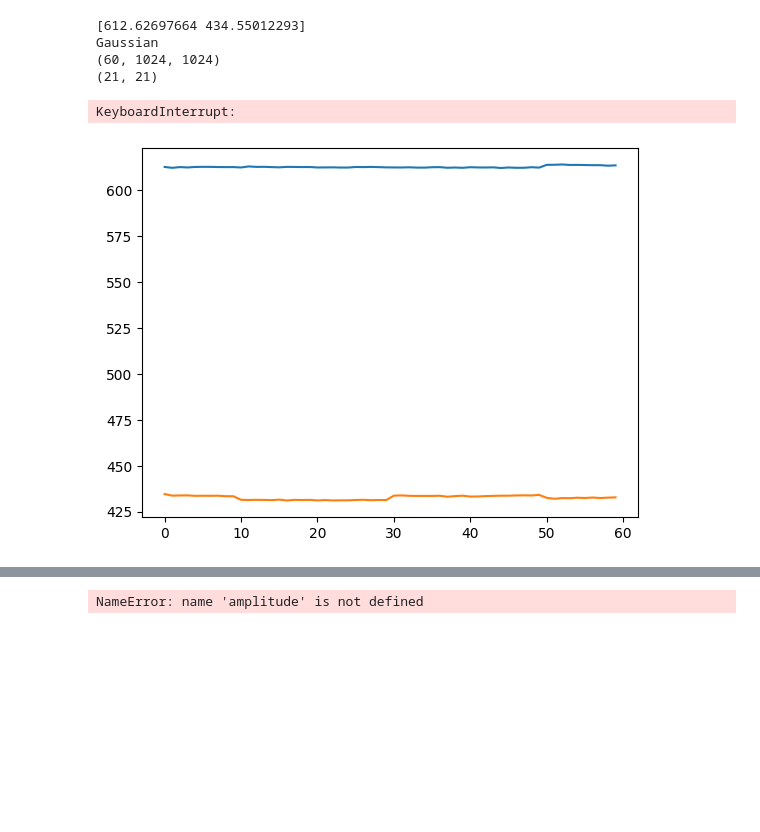
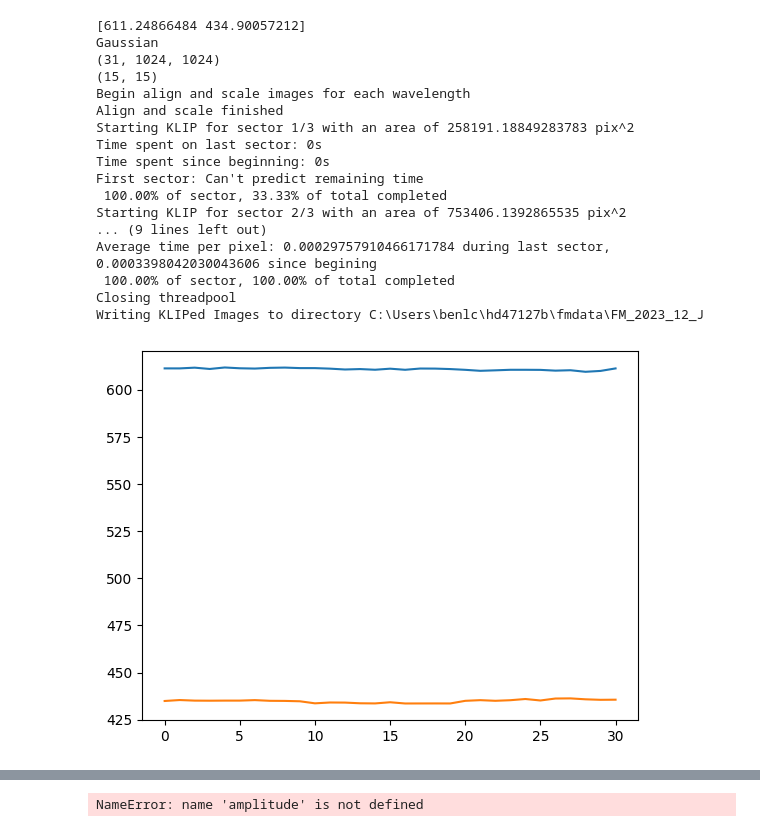
Before and after one commit to benlchang/HD47127-b-ADI, a Jupyter notebook: HD47127_ADI.ipynb, the cells around one changed output, grey strips where cells are left out. Saved outputs shown, nothing was run; the diff lists cells and outputs as text; code cells hidden in the pictures; blank space fills up the shorter version.

```diff
--- a/HD47127_ADI.ipynb
+++ b/HD47127_ADI.ipynb
@@ -89,18 +129,13 @@ def ADI_getImages(flist, xdim, ydim):
     parangs = np.zeros((len(flist)))
 
     boxrad = 4
-    cx, cy = 613, 434
+    cx, cy = 610,436
     b, t, l, r = cy - boxrad, cy + boxrad, cx - boxrad, cx + boxrad
     threshold = 5.5
     for i in np.arange(len(flist)):
         rawcube[i,:,:] = fits.getdata(flist[i])
         head = fits.getheader(flist[i],ext=0)
         #find centers
-
-        # if i == 10:
-        #     boxrad = 3
-        #     cx, cy = 602, 449
-        #     b, t, l, r = cy - boxrad - 3, cy + boxrad + 3, cx - boxrad, cx + boxrad
 
         ctrs[i] = (l, b) + centroid_2dg(rawcube[i,b:t,l:r])
 
@@ -272,13 +307,13 @@ def forwardmodel(flist, psflist=None, gaussian=None, fwhm=3):
 
     numbasis = np.array([1, 20, 50, 100])
     guesssep = 191.5
-    # guesspa = 7.8
-    guesspa = 7.3        #for 2023_02_H
+    guesspa = 7.8
+    # guesspa = 7.3        #for 2023_02_H
     guessflux = 1.0
 
     if len(gaussian) > 0:
         print('Gaussian')
-        fm_psf_stamp = gaussian[50:71, 50:71]
+        fm_psf_stamp = gaussian
         fits.writeto('gaussian_model.fits', fm_psf_stamp, overwrite=True)
     elif len(psflist) > 0:
         print('PSF')
@@ -295,7 +330,7 @@ def forwardmodel(flist, psflist=None, gaussian=None, fwhm=3):
     fm_class = fmpsf.FMPlanetPSF(fm_psf_stamp.shape, numbasis, guesssep, guesspa, guessflux, fm_psf_stamp,
                              input_wvs = np.unique(dataset.wvs), flux_conversion = [1]*datacube.shape[0])
 
-    outputdir = "../fmdata/FM_2023_02_H"
+    outputdir = f"../fmdata/FM_2023_{band}"
 
     """   ___CHANGE THIS___   """
 
@@ -310,55 +345,64 @@ def forwardmodel(flist, psflist=None, gaussian=None, fwhm=3):
 
 #   ___CHANGE THIS___   """
 
-#datadir = '../rawdata/2023_12_H/'
-#datadir = '../rawdata/2023_12_J/'
-datadir = '../rawdata/2023_02_H/'
-#datadir = '../rawdata/2023_12_CH4long/'
-#datadir = '../rawdata/2023_12_CH4short/'
-#datadir = '../rawdata/2023_12_Kshort/'
-#datadir = '../rawdata/DEWARPED_2021_04_CH4short/'
+band = '12_J'
+datadir = f'../rawdata/2023_{band}/'
 flist = sorted(glob.glob(datadir + '*.fits'), reverse=True)
 #psflist = sorted(glob.glob(psfdir + '*.fits'))
 
-# forwardmodel(flist, gaussian=makeGaussian(size=120,amplitude=30,fwhm=7), fwhm=7)
-# fwhm = [3, 3.5, 4, 4.5, 5, 5.5, 6, 6.5, 7]
-# #J: fwhm=5.5
-# #H: fwhm=5.5, a =
+fwhms = {
+    '02_H': 5.417,
+    '12_Kshort': 4.941,
+    '12_CH4short': 3.866,
+    '12_J': 6.004
+}
 
-gaussian = makeGaussian(size=120, amplitude=30, fwhm=2.3)
+gaussian = makeGaussian(size=15, amplitude=30, fwhm=fwhms[band])
 gaussian_base_signal = np.matrix.sum(np.matrix(gaussian))
-forwardmodel(flist, gaussian=gaussian, fwhm=2.3)
+forwardmodel(flist, gaussian=gaussian, fwhm=fwhms[band])
 
 # for val in fwhm:
 #     gaussian = makeGaussian(size=120, amplitude=30, fwhm=val)
 #     #fits.writeto('gaussian_psf.fits', gaussian, overwrite=True)
 #     gaussian_base_signal = np.matrix.sum(np.matrix(gaussian))
 #     forwardmodel(flist, gaussian=gaussian, fwhm=val)
 
 
 #ADI_getImages(flist, 1024, 1024)
     #2023_12_H a=30 fwhm=5
     #2023_12_J a=60 fwhm=4
     #2023_12_CH4short a=60 fwhm=4
     #2023_12_Kshort a=25 fwhm=5
     #2023_02_H a=125 fwhm=4
 
 #flist_adi, cen = ADI_NIRC2(flist)
 #diskForwardmodel(flist, psflist)
 #forwardmodel(flist, psflist)
 #ADI_getImages(flist, 1024, 1024)
 #ADI_NIRC2(flist)
 #cADI_NIRC2(flist)
 # forwardmodel(flist, gaussian=gaussian)
 #flist_adi, cen = ADI_NIRC2(flist)
 #input_planet_fluxes, seps, wcs = injectFakePlanets(flist, 179300000)
 # %% [output]
-[612.62697664 434.55012293]
+[611.24866484 434.90057212]
 Gaussian
-(60, 1024, 1024)
-(21, 21)
+(31, 1024, 1024)
+(15, 15)
+Begin align and scale images for each wavelength
+Align and scale finished
+Starting KLIP for sector 1/3 with an area of 258191.18849283783 pix^2
+Time spent on last sector: 0s
+Time spent since beginning: 0s
+First sector: Can't predict remaining time
+ 100.00% of sector, 33.33% of total completed
+Starting KLIP for sector 2/3 with an area of 753406.1392865535 pix^2
+... (9 lines left out)
+Average time per pixel: 0.00029757910466171784 during last sector, 0.0003398042030043606 since begining
+ 100.00% of sector, 100.00% of total completed
+Closing threadpool
+Writing KLIPed Images to directory C:\Users\benlc\hd47127b\fmdata\FM_2023_12_J
-KeyboardInterrupt:
-[figure, old version]
+[figure, new version]
 # %%
 def processFMObject(output_prefix):
     #next step:
```
Also changed, not shown: parts of 3 cells of this notebook.
